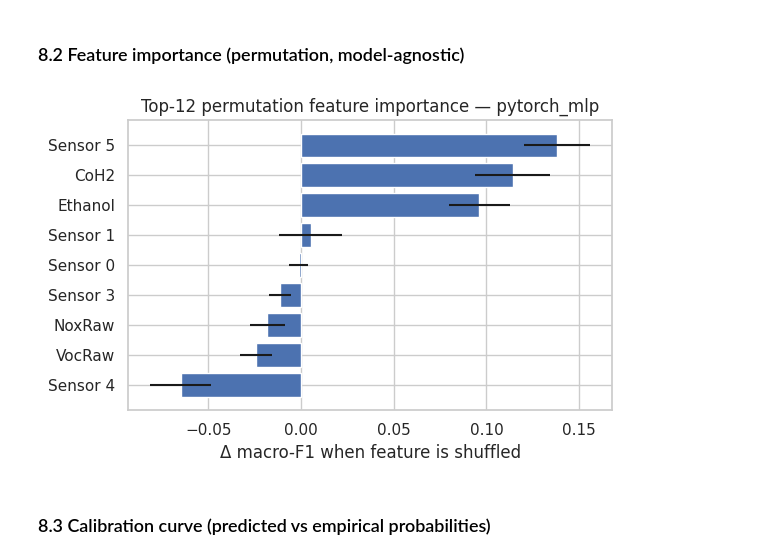
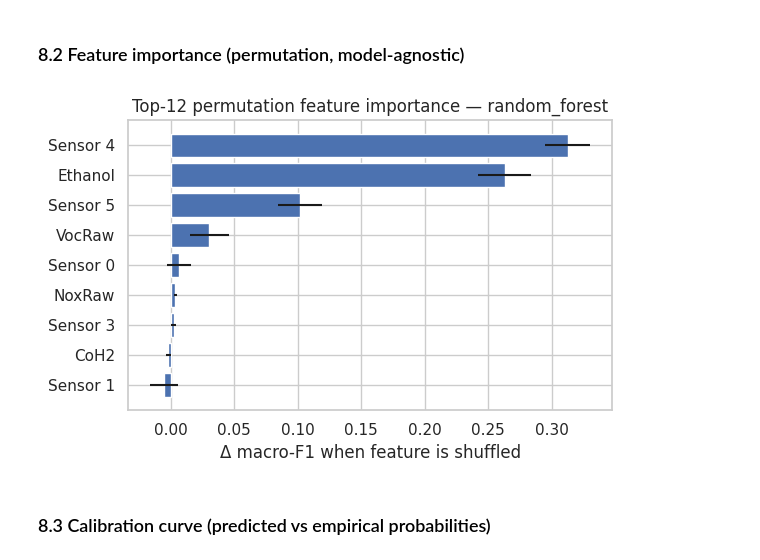
Before and after one commit to DomJab23/TeleScent, a Jupyter notebook: ml/scent_classification.ipynb, the cells around one changed output. Saved outputs shown, nothing was run; the diff lists cells and outputs as text; code cells hidden in the pictures.

```diff
--- a/ml/scent_classification.ipynb
+++ b/ml/scent_classification.ipynb
@@ -684,16 +684,29 @@ for n, s, _, kind in ranking:
 best_name, best_score, best_pipe, best_kind = ranking[0]
 print(f"\n→ Best overall:           {best_name} ({best_score:.4f})")
 
-# The production model served by serve.py is always the best sklearn pipeline,
-# since serve.py loads a joblib pickle (Out-of-Scope from the plan §8: PyTorch
-# is reported but not deployed unless it dominates by > 0.03 macro-F1).
+# Production = overall winner, with ties broken in favour of sklearn.
 sk_ranking = sorted(tuned.items(), key=lambda kv: kv[1].best_score_, reverse=True)
-prod_name, prod_gs = sk_ranking[0]
-prod_pipe = prod_gs.best_estimator_
-print(f"→ Production (sklearn):   {prod_name} ({prod_gs.best_score_:.4f})")
+sk_best_name, sk_best_gs = sk_ranking[0]
+sk_best_pipe  = sk_best_gs.best_estimator_
+sk_best_score = sk_best_gs.best_score_
 
-# For downstream evaluation cells we keep `best_pipe` = overall winner so all
-# the diagnostic figures describe the best model. `prod_pipe` is what gets
-# persisted as pipeline.joblib for serve.py.
+EPS = 1e-4
+if torch_cv_mean > sk_best_score + EPS:
+    prod_kind  = "torch"
+    prod_name  = "pytorch_mlp"
+    prod_score = torch_cv_mean
+    prod_pipe  = torch_predictor
+else:
+    prod_kind  = "sklearn"
+    prod_name  = sk_best_name
+    prod_score = sk_best_score
+    prod_pipe  = sk_best_pipe
+
+print(f"→ Production (deployed):  {prod_name} [{prod_kind}] {prod_score:.4f}")
+print(f"→ Sklearn fallback:       {sk_best_name} {sk_best_score:.4f}")
+
+# Downstream diagnostic cells use `best_pipe` for figures (so plots describe
+# the overall winner). `prod_pipe` is what serve.py loads. `sk_best_pipe` is
+# the always-sklearn fallback used by permutation_importance below.
 # %% [output]
 Ranking by CV macro-F1:
@@ -752,26 +766,31 @@ plt.show()
 # %% [markdown]
 ### 8.2 Feature importance (permutation, model-agnostic)
 # %%
-perm = permutation_importance(best_pipe, X_test_raw, y_test,
+# Permutation importance needs a fit-able estimator. If the overall winner is
+# the TorchPredictor (no `fit`), fall back to the best sklearn pipeline so the
+# importance bars still describe a deployable model.
+imp_pipe = best_pipe if hasattr(best_pipe, "fit") else sk_best_pipe
+imp_name = best_name if hasattr(best_pipe, "fit") else sk_best_name
+perm = permutation_importance(imp_pipe, X_test_raw, y_test,
                               n_repeats=10, random_state=SEED, n_jobs=1,
                               scoring="f1_macro")
 fb = ScentFeatureBuilder()
 feat_names = fb.get_feature_names_out()
 imp_df = (pd.DataFrame({"feature": ds.X.columns,
                         "importance_mean": perm.importances_mean,
                         "importance_std":  perm.importances_std})
           .sort_values("importance_mean", ascending=False))
 
 fig, ax = plt.subplots(figsize=(6, 4))
 top = imp_df.head(12).iloc[::-1]
 ax.barh(top["feature"], top["importance_mean"], xerr=top["importance_std"])
-ax.set_title(f"Top-12 permutation feature importance — {best_name}")
+ax.set_title(f"Top-12 permutation feature importance — {imp_name}")
 ax.set_xlabel("Δ macro-F1 when feature is shuffled")
 fig.tight_layout()
 fig.savefig(EVAL_DIR / "feature_importance.png", dpi=140)
 plt.show()
 # %% [output]
-[figure, old version]
+[figure, new version]
 # %% [markdown]
 ### 8.3 Calibration curve (predicted vs empirical probabilities)
 # %%
```
Also changed, not shown: parts of 19 cells of this notebook, 18 other files.
